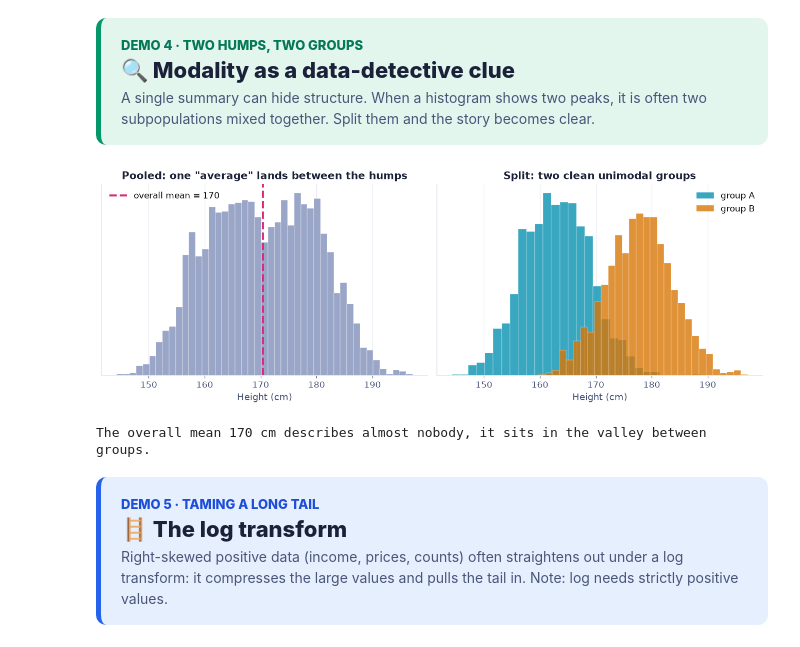
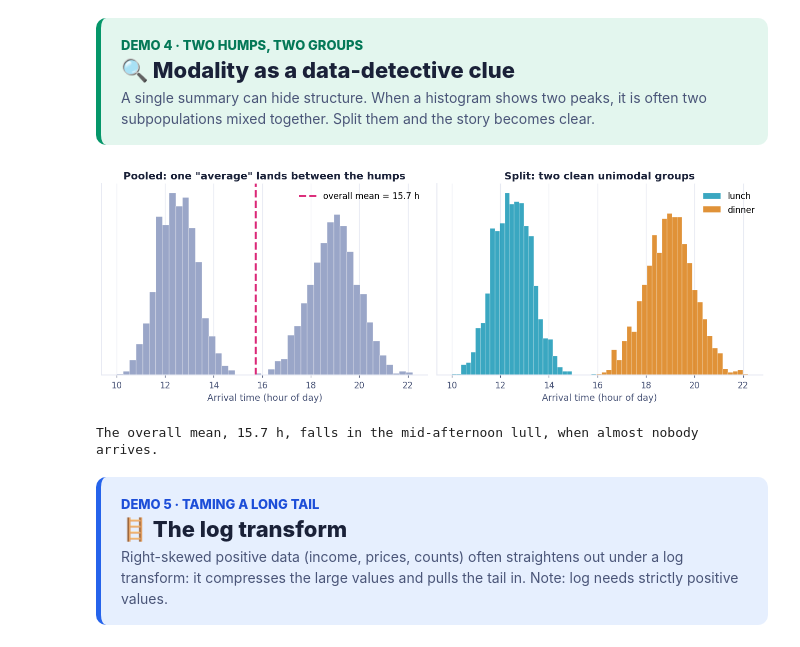
Before and after one commit to johnfisher-ai/Statistics-Data-Science-AI-Visual-Book, a Jupyter notebook: chapters/notebooks/shape-of-a-distribution.ipynb, the cells around one changed output. Cells and saved outputs as stored; diff of their text form; code cells hidden in the pictures.

```diff
--- a/chapters/notebooks/shape-of-a-distribution.ipynb
+++ b/chapters/notebooks/shape-of-a-distribution.ipynb
@@ -121,23 +121,23 @@ Same spread, but the leptokurtic sample reaches much farther out. High kurtosis
 <div style="color:#4a5578;margin-top:6px">A single summary can hide structure. When a histogram shows two peaks, it is often two subpopulations mixed together. Split them and the story becomes clear.</div>
 </div>
 # %%
-group_a = rng.normal(163, 6, 1500)    # one subpopulation
-group_b = rng.normal(178, 6, 1500)    # another
-heights = np.concatenate([group_a, group_b])
+group_a = rng.normal(12.5, 0.8, 1500)    # lunch crowd, arriving around 12:30
+group_b = rng.normal(19.0, 1.0, 1500)    # dinner crowd, arriving around 7 pm
+arrivals = np.concatenate([group_a, group_b])
 
 fig, (a1,a2) = plt.subplots(1, 2, figsize=(12, 4.4))
-a1.hist(heights, bins=45, color="#9aa6c8", edgecolor="white", linewidth=0.3)
-a1.axvline(heights.mean(), color=PINK, lw=2.5, ls="--", label=f"overall mean = {heights.mean():.0f}")
+a1.hist(arrivals, bins=45, color="#9aa6c8", edgecolor="white", linewidth=0.3)
+a1.axvline(arrivals.mean(), color=PINK, lw=2.5, ls="--", label=f"overall mean = {arrivals.mean():.1f} h")
 a1.set_title("Pooled: one \"average\" lands between the humps"); a1.legend(); a1.set_yticks([])
-a2.hist(group_a, bins=30, color=CYAN,  alpha=0.8, edgecolor="white", linewidth=0.3, label="group A")
-a2.hist(group_b, bins=30, color=AMBER, alpha=0.8, edgecolor="white", linewidth=0.3, label="group B")
+a2.hist(group_a, bins=30, color=CYAN,  alpha=0.8, edgecolor="white", linewidth=0.3, label="lunch")
+a2.hist(group_b, bins=30, color=AMBER, alpha=0.8, edgecolor="white", linewidth=0.3, label="dinner")
 a2.set_title("Split: two clean unimodal groups"); a2.legend(); a2.set_yticks([])
-for ax in (a1,a2): ax.set_xlabel("Height (cm)")
+for ax in (a1,a2): ax.set_xlabel("Arrival time (hour of day)")
 plt.tight_layout(); plt.show()
-print(f"The overall mean {heights.mean():.0f} cm describes almost nobody, it sits in the valley between groups.")
+print(f"The overall mean, {arrivals.mean():.1f} h, falls in the mid-afternoon lull, when almost nobody arrives.")
 # %% [output]
-[figure, old version]
+[figure, new version]
-The overall mean 170 cm describes almost nobody, it sits in the valley between groups.
+The overall mean, 15.7 h, falls in the mid-afternoon lull, when almost nobody arrives.
 # %% [markdown]
 <div style="background:#e6effe;border-left:5px solid #2563eb;border-radius:10px;padding:16px 20px;font-family:Inter,sans-serif">
 <span style="font-size:13px;font-weight:800;color:#1d4ed8;letter-spacing:1px">DEMO 5 · TAMING A LONG TAIL</span>
```
Also changed, not shown: parts of 2 cells of this notebook, 4 other files.
